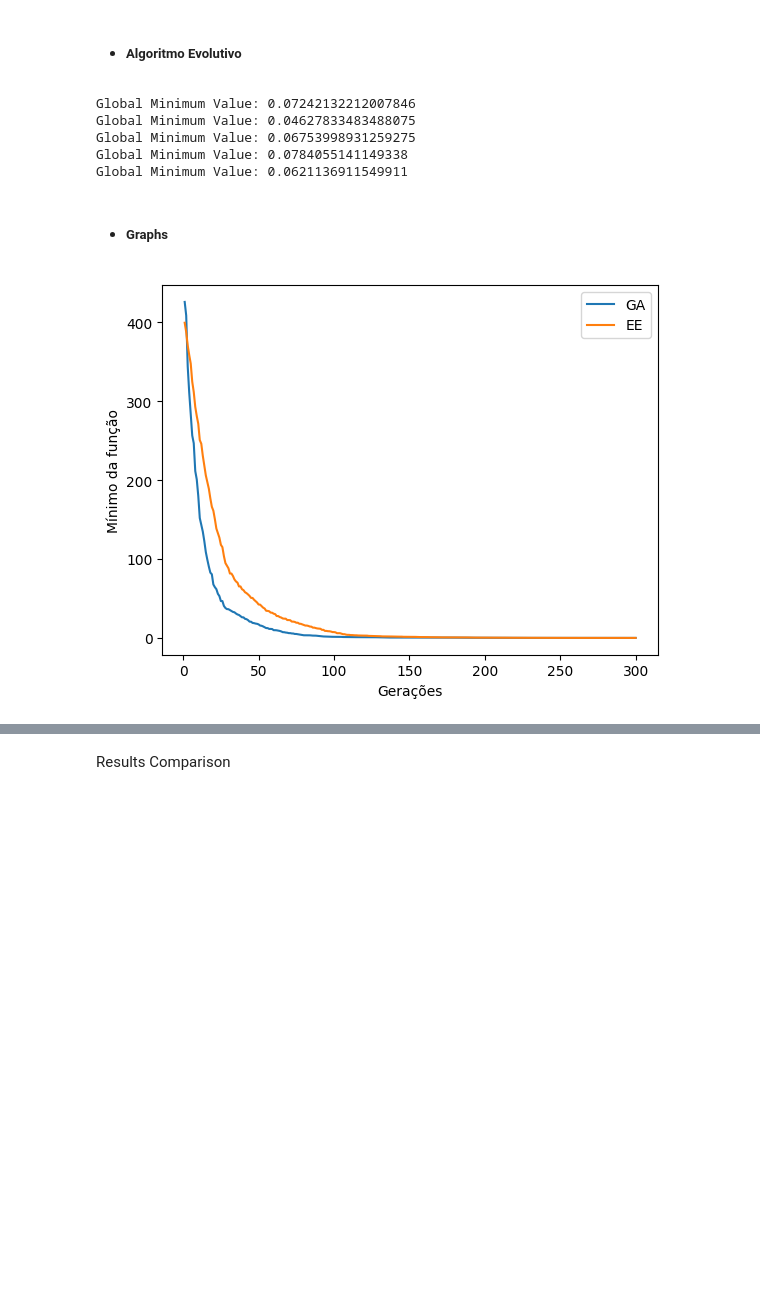
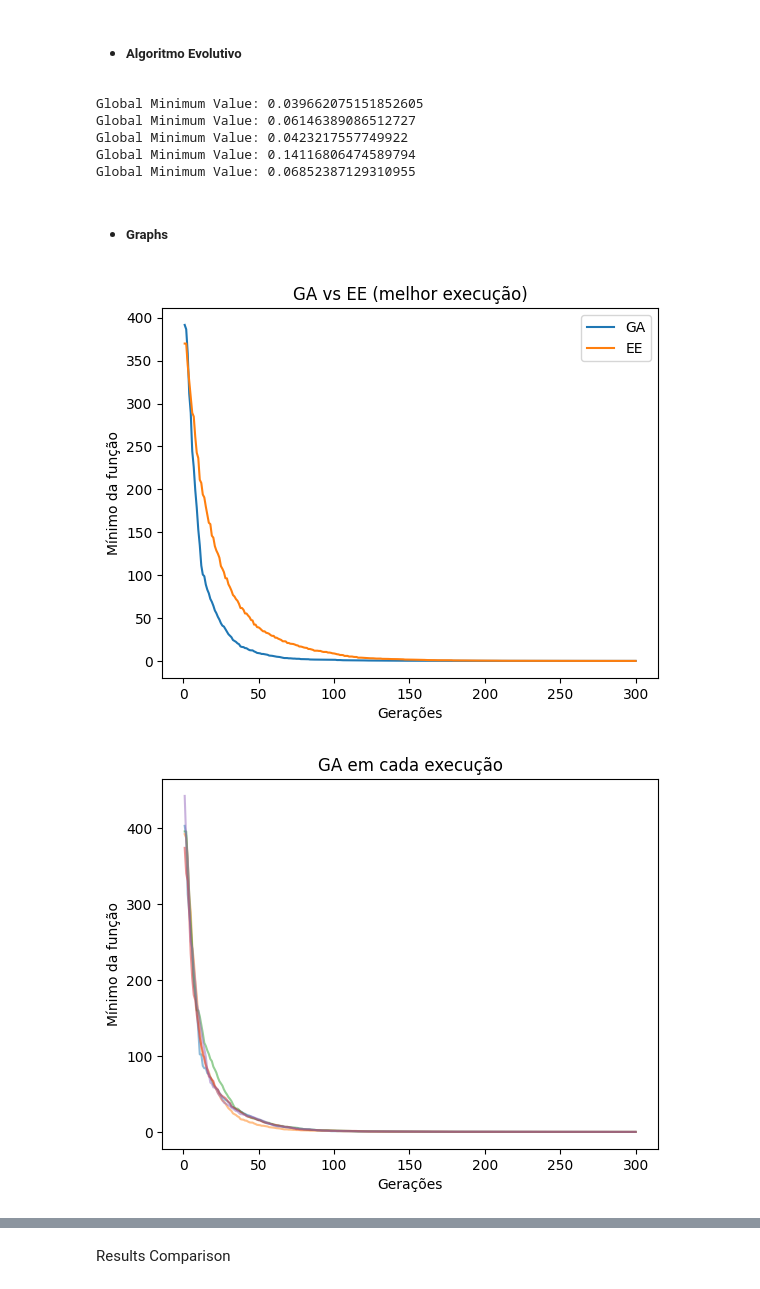
Before and after one commit to CaiolBarreto/function-optimization, a Jupyter notebook: main.ipynb, the cells around one changed output, grey strips where cells are left out. Cells and saved outputs as stored; diff of their text form; code cells hidden in the pictures; blank space fills up the shorter version.

Commit message:
feat: add new graphs

```diff
--- a/main.ipynb
+++ b/main.ipynb
@@ -42,6 +42,7 @@ params = {
 # %%
 lower_min_global = float('inf')
 lower_min_fitness_ga = []
+executions_ga = []
 
 for i in range(NUMBER_OF_EXECUTIONS):
    global_min_value, best_generations_ga = genetic_algorithm(**params)
@@ -50,4 +51,6 @@ for i in range(NUMBER_OF_EXECUTIONS):
    if global_min_value < lower_min_global:
       lower_min_global = global_min_value
       lower_min_fitness_ga = best_generations_ga
+
+   executions_ga.append(best_generations_ga)
 # %% [output]
@@ -63,6 +66,7 @@ params.pop("crossover_prob")
 
 lower_min_global = float('inf')
 lower_min_fitness_ee = []
+executions_ee = []
 
 for i in range(NUMBER_OF_EXECUTIONS):
     global_min_value, best_generations_ee = evolution_strategy(**params)
@@ -71,4 +75,6 @@ for i in range(NUMBER_OF_EXECUTIONS):
     if global_min_value < lower_min_global:
       lower_min_global = global_min_value
       lower_min_fitness_ee = best_generations_ee
+
+    executions_ee.append(best_generations_ee)
 # %% [output]
@@ -132,6 +161,8 @@ params = {
 # %%
 lower_min_global = float('inf')
 lower_min_fitness_ga = []
+executions_ga = []
+
 
 for i in range(NUMBER_OF_EXECUTIONS):
    global_min_value, best_generations_ga = genetic_algorithm(**params)
@@ -140,4 +171,6 @@ for i in range(NUMBER_OF_EXECUTIONS):
    if global_min_value < lower_min_global:
       lower_min_global = global_min_value
       lower_min_fitness_ga = best_generations_ga
+
+   executions_ga.append(best_generations_ga)
 # %% [output]
@@ -153,6 +186,8 @@ params.pop("crossover_prob")
 
 lower_min_global = float('inf')
 lower_min_fitness_ee = []
+executions_ee = []
+
 
 for i in range(NUMBER_OF_EXECUTIONS):
    global_min_value, best_generations_ee = evolution_strategy(**params)
@@ -161,24 +196,48 @@ for i in range(NUMBER_OF_EXECUTIONS):
    if global_min_value < lower_min_global:
       lower_min_global = global_min_value
       lower_min_fitness_ee = best_generations_ee
+
+   executions_ee.append(best_generations_ee)
 # %% [output]
-Global Minimum Value: 0.07242132212007846
-Global Minimum Value: 0.04627833483488075
-Global Minimum Value: 0.06753998931259275
-Global Minimum Value: 0.0784055141149338
-Global Minimum Value: 0.0621136911549911
+Global Minimum Value: 0.039662075151852605
+Global Minimum Value: 0.06146389086512727
+Global Minimum Value: 0.0423217557749922
+Global Minimum Value: 0.14116806474589794
+Global Minimum Value: 0.06852387129310955
 # %% [markdown]
 - ##### Graphs
 # %%
 axis_value = [num for num in range(1, NUM_GENERATIONS + 1)]
 
+# primeiro grafico
+plt.figure()
 plt.plot(axis_value, lower_min_fitness_ga, label="GA")
 plt.plot(axis_value, lower_min_fitness_ee, label="EE")
 
 plt.xlabel('Gerações')
 plt.ylabel('Mínimo da função')
 plt.legend()
+plt.title("GA vs EE (melhor execução)")
+
+# segundo grafico
+plt.figure()
+for execution in executions_ga:
+  plt.plot(axis_value, execution, alpha=0.5)
+
+plt.xlabel('Gerações')
+plt.ylabel('Mínimo da função')
+plt.title("GA em cada execução")
+
+# terceiro grafico
+plt.figure()
+for execution in executions_ee:
+  plt.plot(axis_value, execution, alpha=0.5)
+
+plt.xlabel('Gerações')
+plt.ylabel('Mínimo da função')
+plt.title("EE em cada execução")
 
 plt.show()
 # %% [output]
-[figure, old version]
+[figure, new version]
+[figure, added]
```
Also changed, not shown: parts of 15 cells of this notebook.
